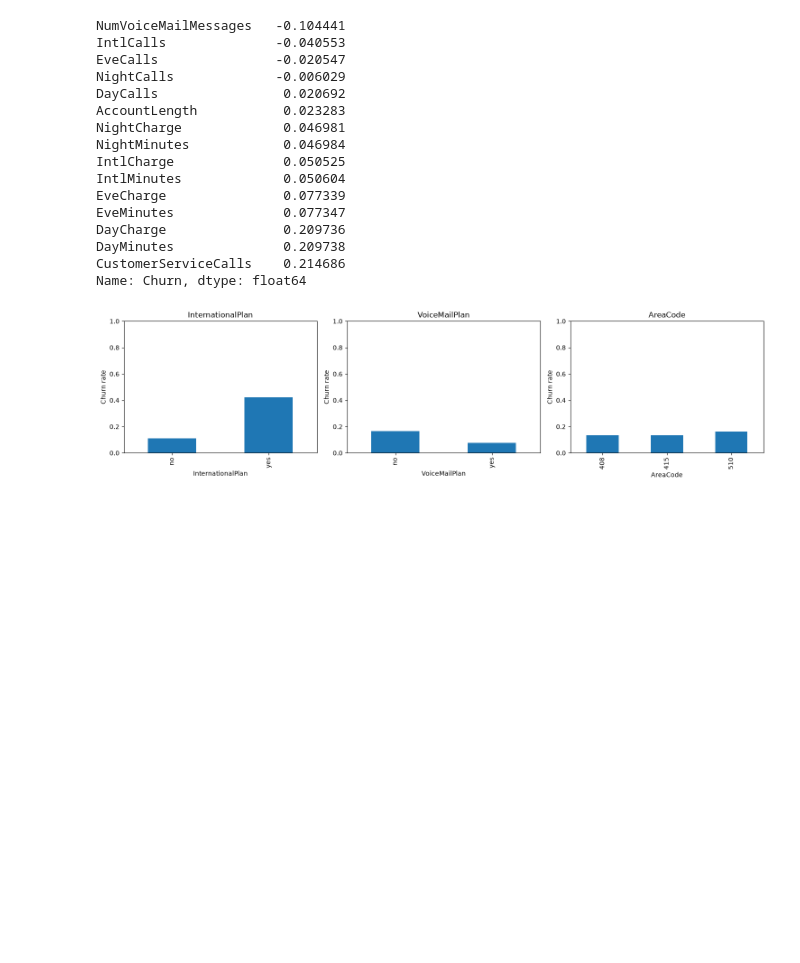
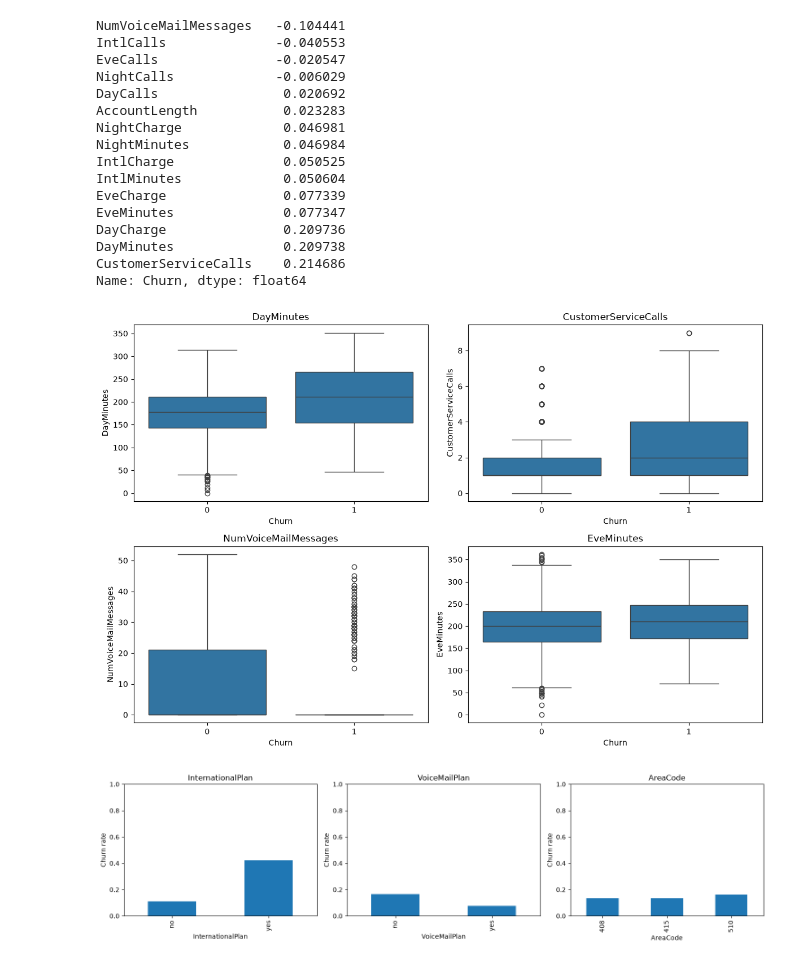
Before and after one commit to kacoew/DAT200-CAs, a Jupyter notebook: CA04_26H/CA4_Group6.ipynb.ipynb, the cells around one changed output. Drawn from its saved outputs; the diff is of its cells as text; code cells hidden in the pictures; blank space fills up the shorter version.

```diff
--- a/CA04_26H/CA4_Group6.ipynb.ipynb
+++ b/CA04_26H/CA4_Group6.ipynb.ipynb
@@ -245,6 +246,25 @@ DayCharge               0.209736
 DayMinutes              0.209738
 CustomerServiceCalls    0.214686
 Name: Churn, dtype: float64
+# %%
+# Boxplot for selected numerical features
+selected_features = ["DayMinutes", "CustomerServiceCalls", "NumVoiceMailMessages", "EveMinutes"]
+
+fig, axes = plt.subplots(2, 2, figsize=(12, 8))
+
+for ax, col in zip(axes.flatten(), selected_features):
+     sns.boxplot(data=train, x="Churn", y=col, ax=ax)
+     ax.set_title(col)
+
+plt.tight_layout()
+plt.show()
+
+# 1- DayMinutes : custumers who churn (1) have higher median adn distribution of DayMinutes than the ones who don't
+# 2- CustomerServiceCalls : cortumers who churn generally have more CustomerServiceCalls
+# 3- NumVoiceMailMessages concentration wound 0, costumers who churn generally show less NumVoiceMailMessages, but there are many outliers as well
+# 4- EveMinutes distrubuitions are roughly simmilar
+# %% [output]
+[figure, added]
 # %%
 # Compare churn rates across all categorical_features
 # state would need a horizontal plot for readabillity since it has 51 types
```
Also changed, not shown: parts of 29 cells of this notebook.
